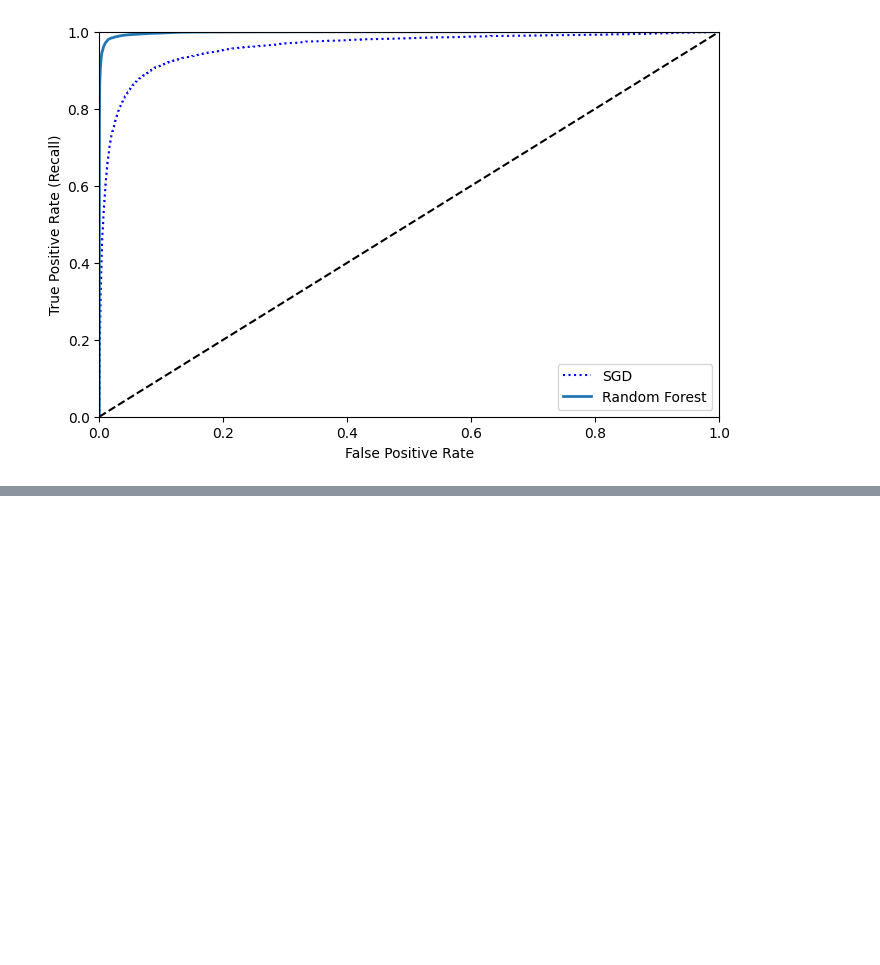
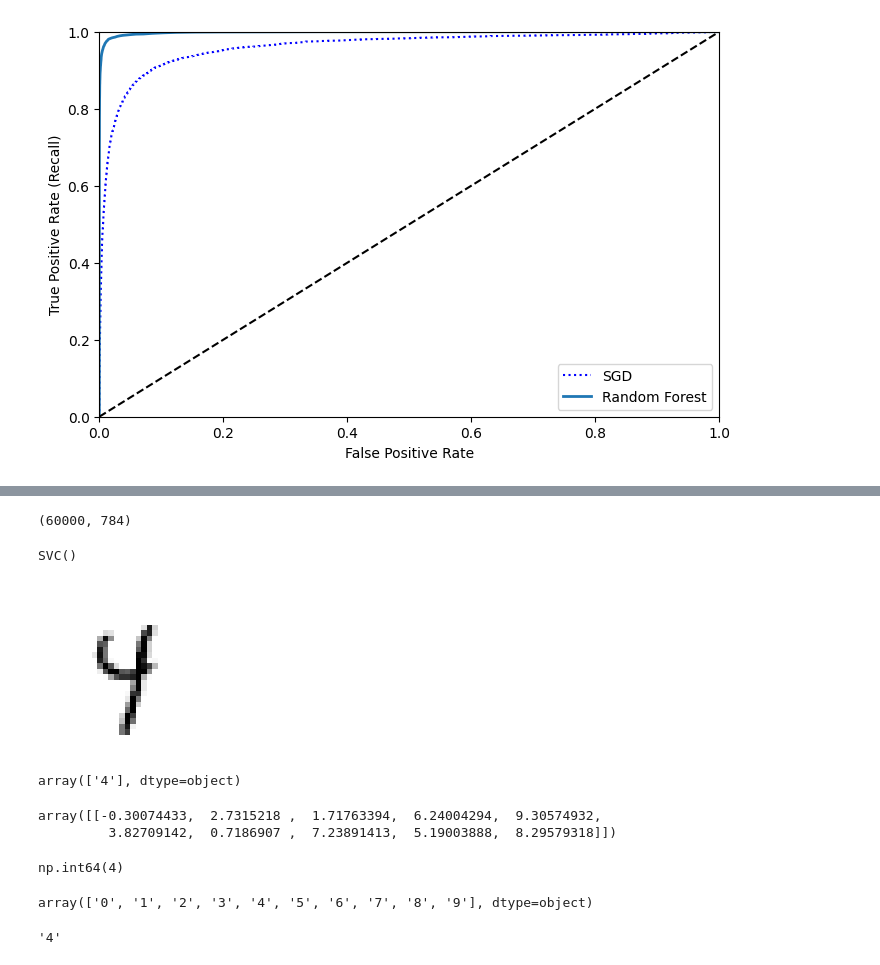
Before and after one commit to KumudithaSilva/Sklearn-ML, a Jupyter notebook: ML_Classification/minest.ipynb, the cells around one changed output, grey strips where cells are left out. Drawn from its saved outputs; the diff is of its cells as text; code cells hidden in the pictures; blank space fills up the shorter version.

Commit message:
add multiclass svm

```diff
--- a/ML_Classification/minest.ipynb
+++ b/ML_Classification/minest.ipynb
@@ -361,0 +367,42 @@ roc_auc_score(y_train_5, y_scores_forest)
+# %%
+X_train.shape
+# %% [output]
+(60000, 784)
+# %%
+svm_clf = SVC()
+svm_clf.fit(X_train[0:6000], y_train[0:6000])
+# %% [output]
+SVC()
+# %%
+some_digit_multy = X[26:27].to_numpy()
+# %%
+some_digit_multy_image = some_digit_multy.reshape(28, 28)
+# %%
+plt.figure(figsize=(2, 2))
+plt.imshow(some_digit_multy_image, cmap="binary")
+plt.axis("off")
+plt.show()
+# %% [output]
+[figure, added]
+# %%
+svm_clf.predict(some_digit_multy)
+# %% [output]
+array(['4'], dtype=object)
+# %%
+some_digit_multi_score = svm_clf.decision_function(some_digit_multy)
+some_digit_multi_score
+# %% [output]
+array([[-0.30074433,  2.7315218 ,  1.71763394,  6.24004294,  9.30574932,
+         3.82709142,  0.7186907 ,  7.23891413,  5.19003888,  8.29579318]])
+# %%
+np.argmax(some_digit_multi_score)
+# %% [output]
+np.int64(4)
+# %%
+svm_clf.classes_
+# %% [output]
+array(['0', '1', '2', '3', '4', '5', '6', '7', '8', '9'], dtype=object)
+# %%
+svm_clf.classes_[4]
+# %% [output]
+'4'
```
Also changed, not shown: parts of 4 cells of this notebook.
